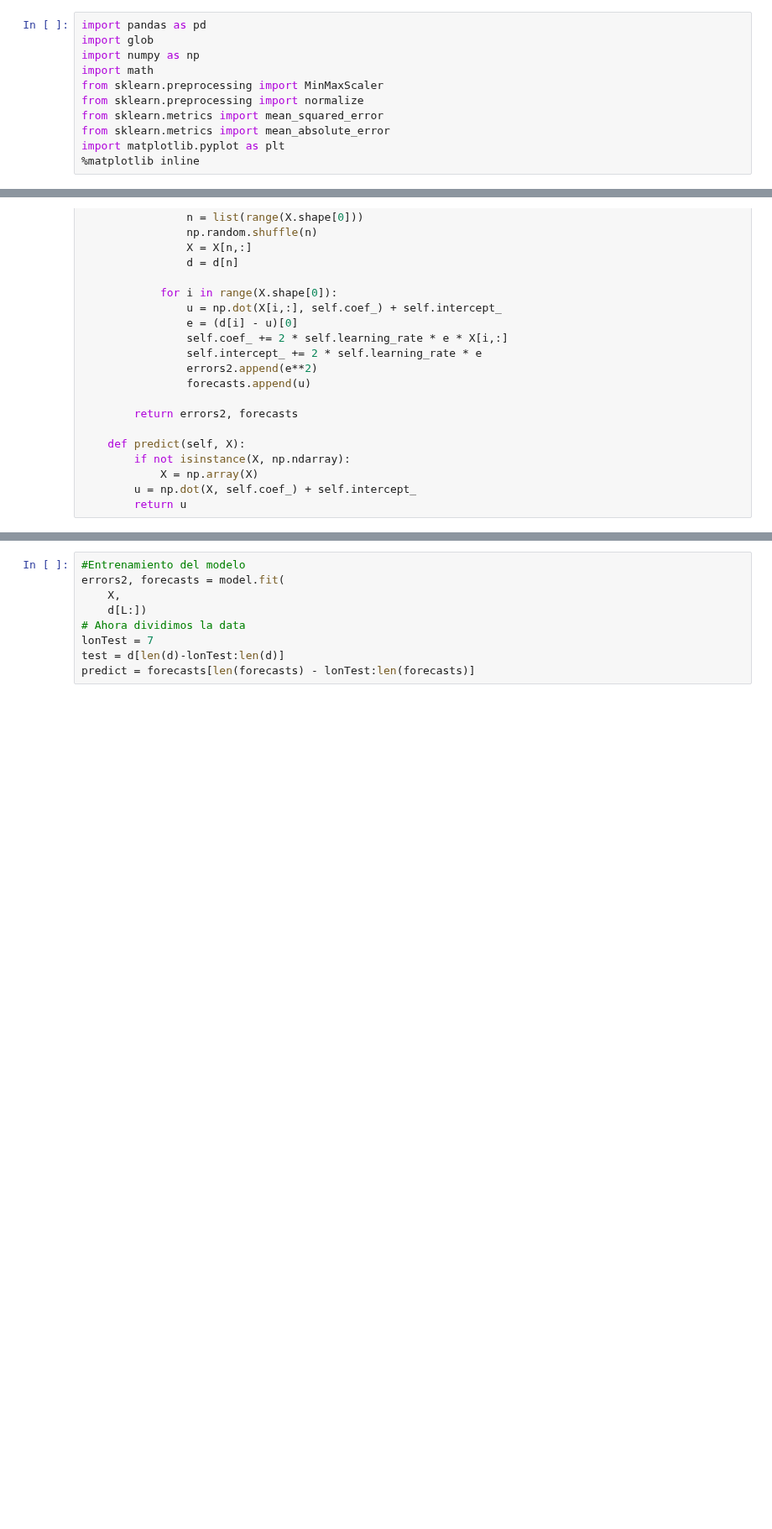
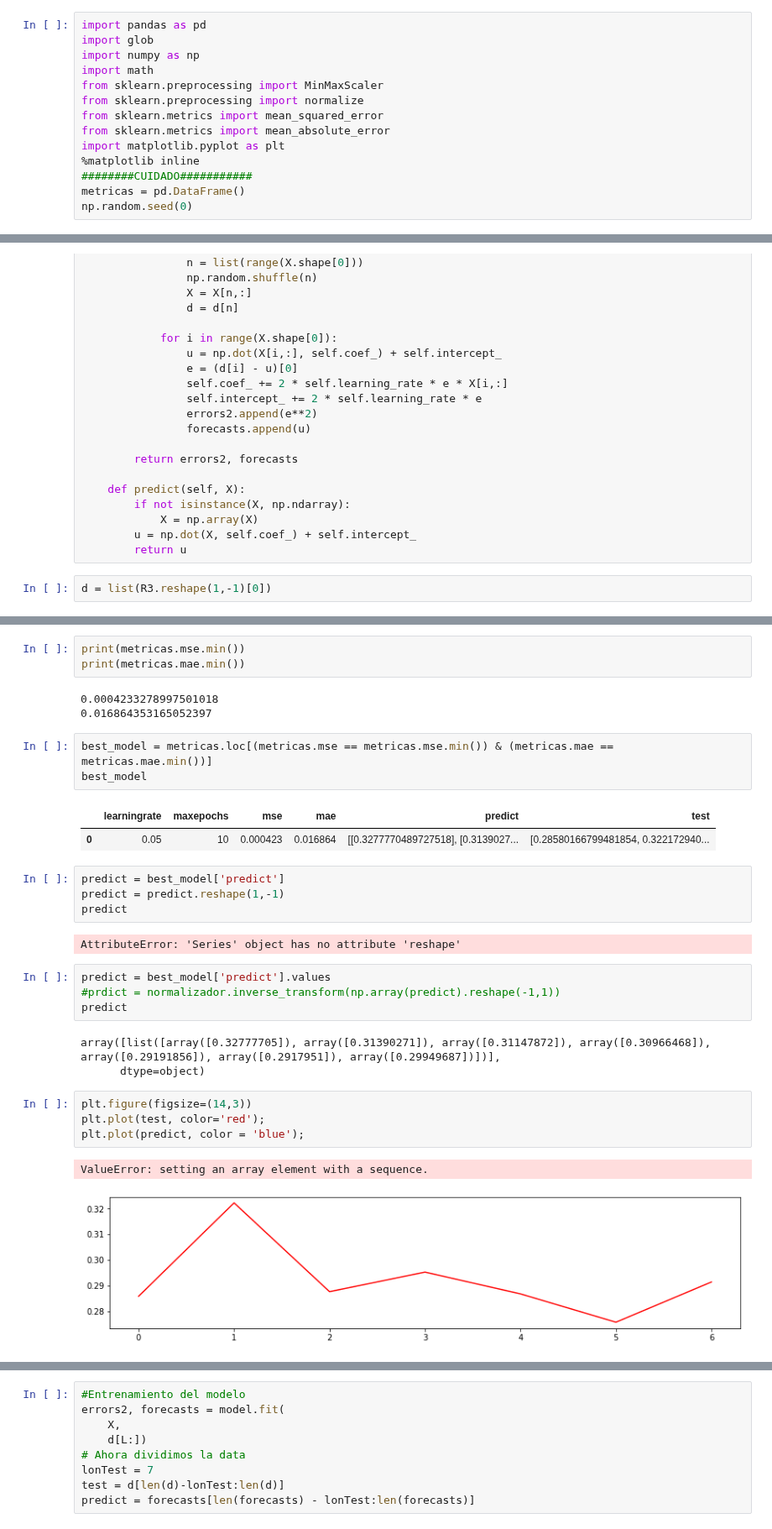
Before and after one commit to ANN-2019-2/evaluacion-ascontrerash, a Jupyter notebook: 01-precios.ipynb, the cells around one changed output, grey strips where cells are left out. Shown at 84% size. Cells and saved outputs as stored; diff of their text form; blank space fills up the shorter version.

```diff
--- a/01-precios.ipynb
+++ b/01-precios.ipynb
@@ -44,6 +44,9 @@ from sklearn.metrics import mean_squared_error
 from sklearn.metrics import mean_absolute_error
 import matplotlib.pyplot as plt
 %matplotlib inline
+########CUIDADO###########
+metricas = pd.DataFrame()
+np.random.seed(0)
 # %%
 filenames = glob.glob('datos\precios\*.xlsx')
 filenamesx = glob.glob('datos\precios\*.xls')
@@ -234,3 +237,5 @@ class Adaline:
             X = np.array(X)
         u = np.dot(X, self.coef_) + self.intercept_
         return u
+# %%
+d = list(R3.reshape(1,-1)[0])
@@ -237,3 +296,35 @@ class Adaline:
+# %%
+print(metricas.mse.min())
+print(metricas.mae.min())
+# %% [output]
+0.0004233278997501018
+0.016864353165052397
+# %%
+best_model = metricas.loc[(metricas.mse == metricas.mse.min()) & (metricas.mae == metricas.mae.min())]
+best_model
+# %% [output]
+|  | learningrate | maxepochs | mse | mae | predict | test |
+| 0 | 0.05 | 10 | 0.000423 | 0.016864 | [[0.3277770489727518], [0.3139027... | [0.28580166799481854, 0.322172940... |
+# %%
+predict = best_model['predict']
+predict = predict.reshape(1,-1)
+predict
+# %% [output]
+AttributeError: 'Series' object has no attribute 'reshape'
+# %%
+predict = best_model['predict'].values
+#prdict = normalizador.inverse_transform(np.array(predict).reshape(-1,1))
+predict
+# %% [output]
+array([list([array([0.32777705]), array([0.31390271]), array([0.31147872]), array([0.30966468]), array([0.29191856]), array([0.2917951]), array([0.29949687])])],
+      dtype=object)
+# %%
+plt.figure(figsize=(14,3))
+plt.plot(test, color='red');
+plt.plot(predict, color = 'blue');
+# %% [output]
+ValueError: setting an array element with a sequence.
+[figure, added]
 # %%
 ##  Primero debemos preparar los datos
 ##  Para pronosticar el valor actual se toman los `L`
```
Also changed, not shown: parts of 7 cells of this notebook, 1 other file.
